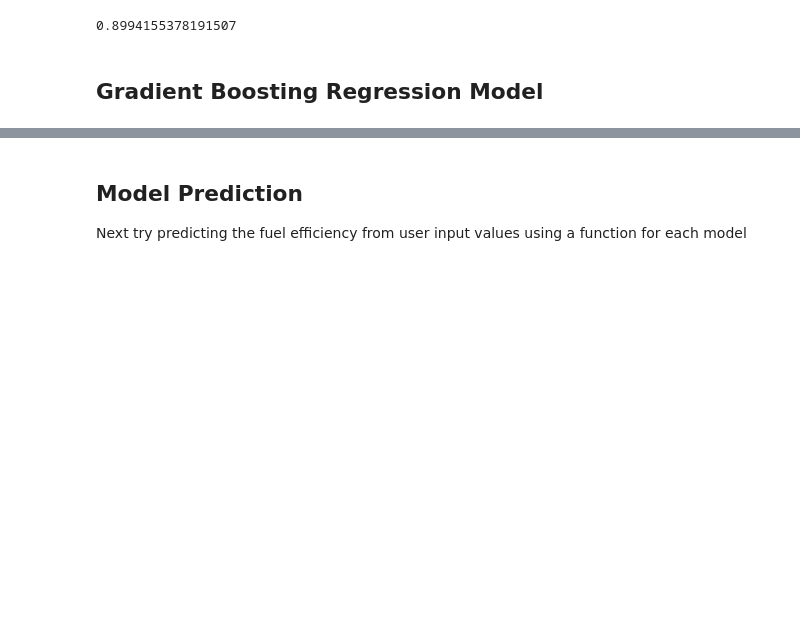
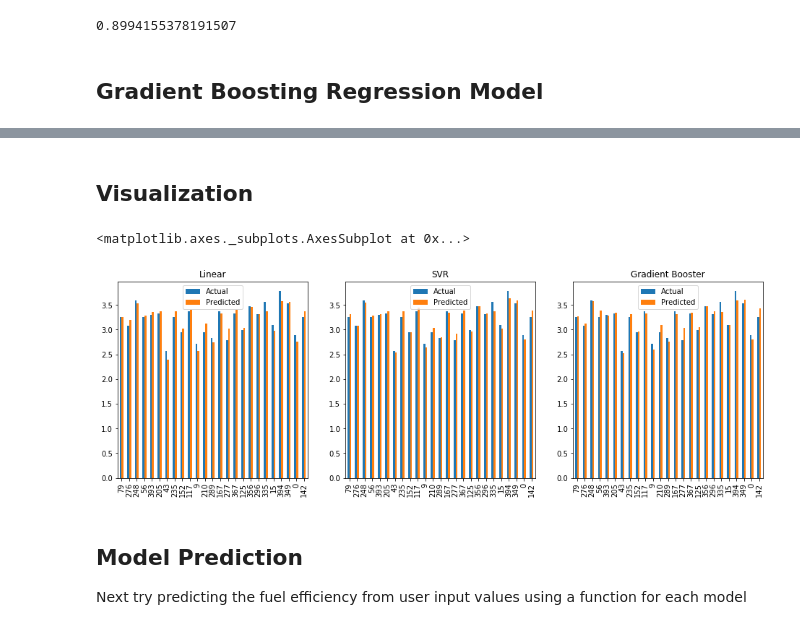
Before and after one commit to mtc-20/Learning_ML_AI, a Jupyter notebook: Fuel_efficiency_prediction/FE_prediction.ipynb, the cells around one changed output, grey strips where cells are left out. Drawn from its saved outputs; the diff is of its cells as text; code cells hidden in the pictures; blank space fills up the shorter version.

```diff
--- a/Fuel_efficiency_prediction/FE_prediction.ipynb
+++ b/Fuel_efficiency_prediction/FE_prediction.ipynb
@@ -201,5 +201,8 @@ model.score(X_test,y_test)
 # %% [output]
 0.8618714977208409
+# %%
+df_l = pd.DataFrame({'Actual': y_test, 'Predicted': y_pred})
+df_l = df_l.head(25)
 # %% [markdown]
 ## Support Vector Regression Model
 # %%
@@ -215,5 +218,8 @@ clf.score(X_test,y_test)
 # %% [output]
 0.8994155378191507
+# %%
+df_svr = pd.DataFrame({'Actual': y_test, 'Predicted': y_pred})
+df_svr = df_svr.head(25)
 # %% [markdown]
 ## Gradient Boosting Regression Model
 # %%
@@ -244,3 +250,17 @@ gb_regressor1.score(X_test,y_test)
+# %%
+df_gb = pd.DataFrame({'Actual': y_test, 'Predicted': y_pred})
+df_gb = df_gb.head(25)
+# %% [markdown]
+## Visualization
+# %%
+fig, axs = plt.subplots(1,3)
+
+df_l.plot(title="Linear", kind='bar', figsize=(16,5), ax=axs[0])
+df_svr.plot(title="SVR", kind='bar', figsize=(16,5), ax=axs[1])
+df_gb.plot(title="Gradient Booster", kind='bar', figsize=(16,5), ax=axs[2])
+# %% [output]
+<matplotlib.axes._subplots.AxesSubplot at 0x...>
+[figure, added]
 # %% [markdown]
 ## Model Prediction
 Next try predicting the fuel efficiency from user input values using a function for each model
```
Also changed, not shown: parts of 6 cells of this notebook.
